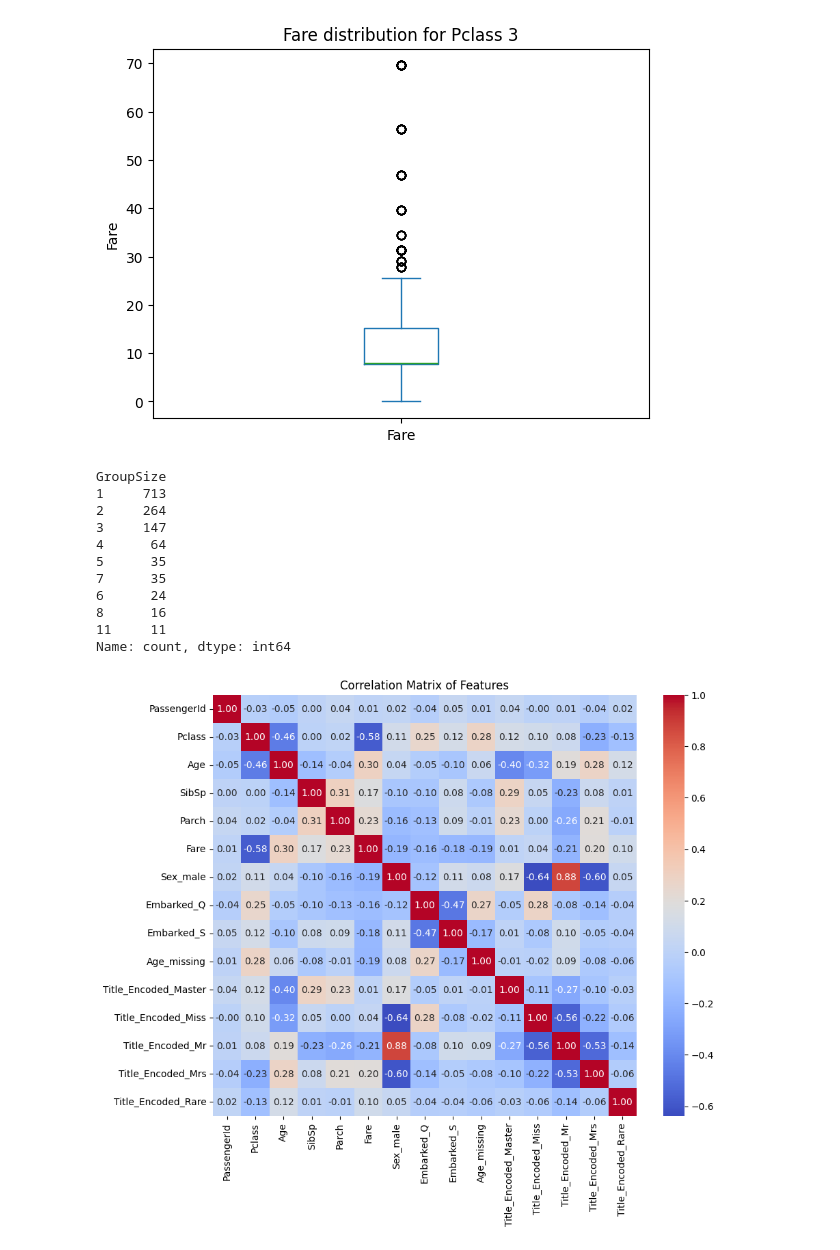
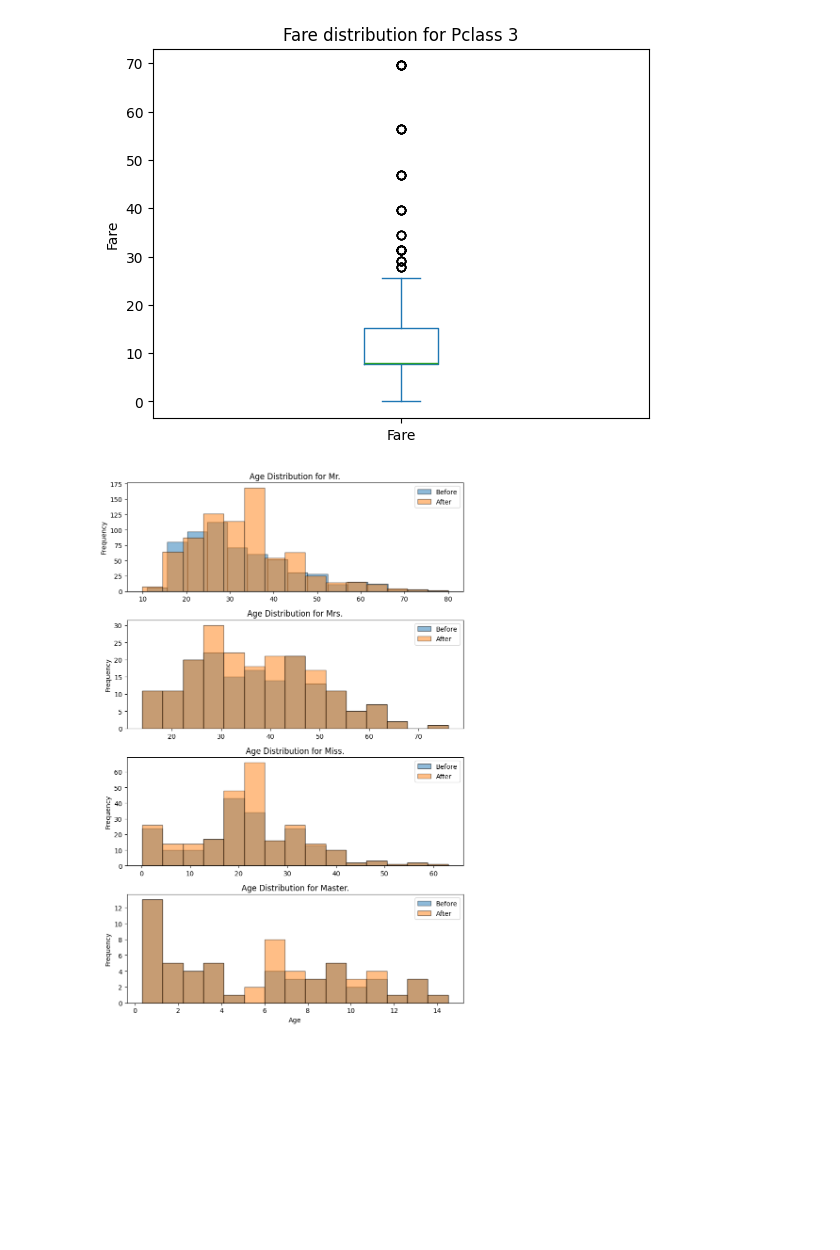
Before and after one commit to axandrei1234/titanic-challenge, a Jupyter notebook: src/test.ipynb, the cells around one changed output. Cells and saved outputs as stored; diff of their text form; code cells hidden in the pictures; blank space fills up the shorter version.

```diff
--- a/src/test.ipynb
+++ b/src/test.ipynb
@@ -134,14 +137,15 @@ print(f'Age median:{full_df["Age"].median()}')
 Age mean:29.881137667304014
 Age median:28.0
 # %%
+df_before_age_imp = full_df.copy()
 titles_to_plot = ["Mr.", "Mrs.", "Miss.", "Master."]
 
 fig, axes = plt.subplots(len(titles_to_plot), 1, figsize=(8, 12), sharex=False)
-
+age_data_before = df_before_age_imp.loc[full_df["Title"] == title, "Age"].dropna()
 
 for ax, title in zip(axes, titles_to_plot):
-    age_data = full_df.loc[full_df["Title"] == title, "Age"].dropna()
-    ax.hist(age_data, bins=15, edgecolor="black")
+    age_data_before = df_before_age_imp.loc[df_before_age_imp["Title"] == title, "Age"].dropna()
+    ax.hist(age_data_before, bins=15, edgecolor="black")
     ax.set_title(f"Age Distribution for {title}")
     ax.set_ylabel("Frequency")
 
@@ -290,6 +302,6 @@ df_imputed = pd.DataFrame(imputer.fit_transform(df[features]), columns=features)
 # %%
 full_df.loc[full_df["Fare"].isna()]
-mean_fare_p3 = full_df.loc[full_df["Pclass"]==3, "Fare"].mean()
+mean_fare_p3 = full_df.loc[full_df["Pclass"]==3, "Fare"].median()
 full_df['Fare'] = full_df["Fare"].fillna(mean_fare_p3)
 # %%
 max_fare_p3 = full_df.loc[full_df["Pclass"] == 3, "Fare"].max()
@@ -326,26 +337,6 @@ for pclass in sorted(full_df["Pclass"].unique()):
 [figure]
 [figure]
 [figure]
-# %%
-# Count passengers per ticket
-ticket_counts = full_df['Ticket'].value_counts()
-
-# Map counts back to the dataframe
-full_df['GroupSize'] = full_df['Ticket'].map(ticket_counts)
-
-full_df["GroupSize"].value_counts()
-# %% [output]
-GroupSize
-1     713
-2     264
-3     147
-4      64
-5      35
-7      35
-6      24
-8      16
-11     11
-Name: count, dtype: int64
 # %%
 full_df["Embarked"] = full_df["Embarked"].fillna("S")
 ohetransform = ohe.fit_transform(full_df[['Embarked']])
@@ -354,3 +345,27 @@ full_df = pd.concat([full_df, ohetransform], axis=1).drop(columns='Embarked')
 full_df['Age_missing'] = full_df['Age'].isna().astype(int)
 # %%
 full_df['Age'] = full_df['Age'].fillna(df_imputed['Age'])
+# %%
+df_after_age_imp = full_df.copy()
+
+titles_to_plot = ["Mr.", "Mrs.", "Miss.", "Master."]
+
+fig, axes = plt.subplots(len(titles_to_plot), 1, figsize=(8, 12), sharex=False)
+
+
+for ax, title in zip(axes, titles_to_plot):
+    age_before = df_before_age_imp.loc[df_before_age_imp["Title"] == title, "Age"]
+    age_after  = df_after_age_imp.loc[df_after_age_imp["Title"] == title, "Age"]
+
+    ax.hist(age_before, bins=15, alpha=0.5, label="Before", edgecolor="black")
+    ax.hist(age_after,  bins=15, alpha=0.5, label="After",  edgecolor="black")
+
+    ax.set_title(f"Age Distribution for {title}")
+    ax.set_ylabel("Frequency")
+    ax.legend()
+
+plt.xlabel("Age")
+plt.tight_layout()
+plt.show()
+# %% [output]
+[figure, added]
@@ -370,21 +391,3 @@ X_train = train_df[features]
 y_train = train_df['Survived']
 
 X_test = test_df[features]
-# %%
-import pandas as pd
-import seaborn as sns
-import matplotlib.pyplot as plt
-
-
-# Assuming your DataFrame is called df
-plt.figure(figsize=(10, 8))
-
-# Compute correlation matrix
-corr_matrix = X_test.corr()
-
-# Plot heatmap
-sns.heatmap(corr_matrix, annot=True, fmt=".2f", cmap="coolwarm", cbar=True)
-plt.title("Correlation Matrix of Features")
-plt.show()
-# %% [output]
-[figure, removed]
```
Also changed, not shown: parts of 14 cells of this notebook.
